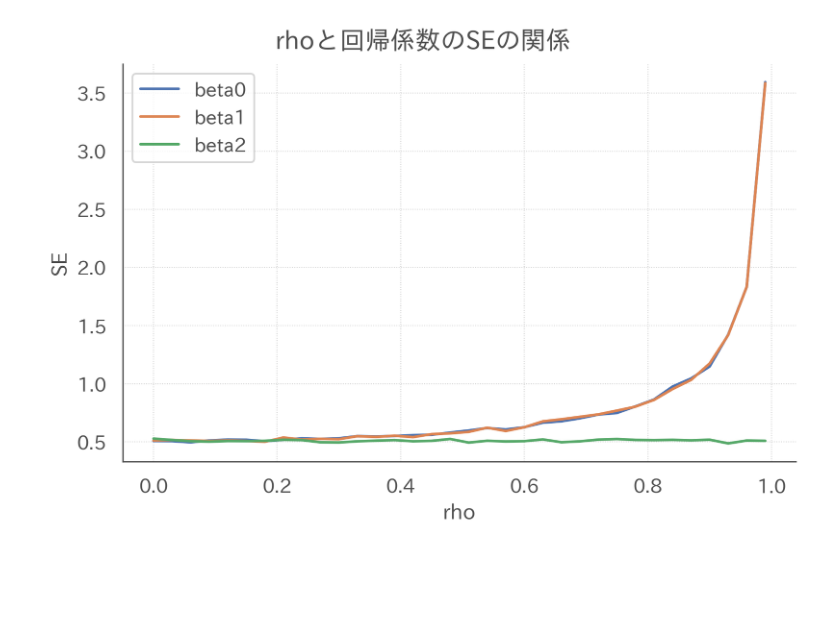
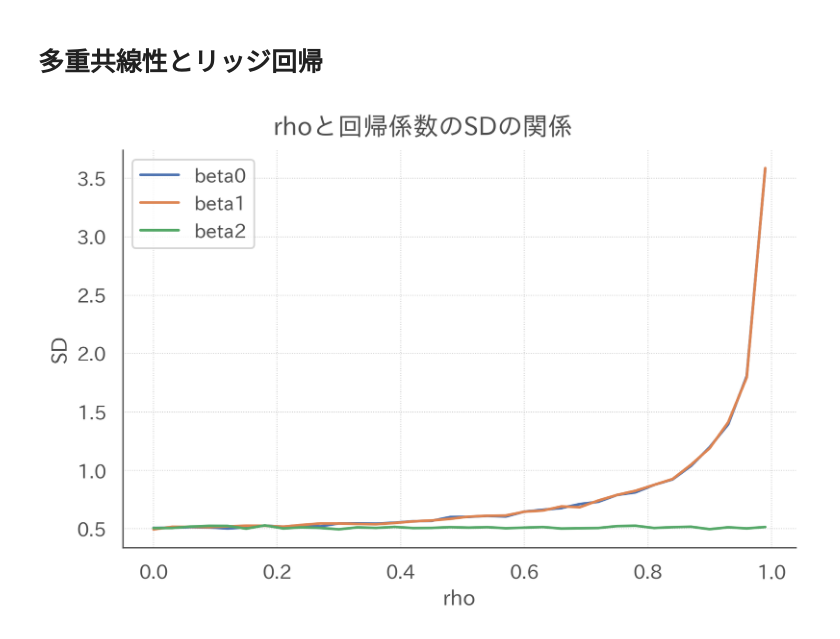
Before and after one commit to dropout009/multicollinearity, a Jupyter notebook: main.ipynb, the cells around one changed output. Saved outputs shown, nothing was run; the diff lists cells and outputs as text; code cells hidden in the pictures; blank space fills up the shorter version.

```diff
--- a/main.ipynb
+++ b/main.ipynb
@@ -1 +1,3 @@
+# %% [markdown]
+# 多重共線性とリッジ回帰
 # %%
@@ -126,18 +43,18 @@ base_params = {
     "n_simulations": 2000,
     "n_samples": 100,
     "n_features": 3,
-    "rho": 0,
+    "rho": 0.9,
     "sigma_e": 5,
 }
 # %%
 target_key = "rho"
 target_values = np.arange(0, 1, 0.03).tolist()
 
 s = Simulator(**base_params)
 df = s.simulate(target_key, target_values, l2_lambda=0)
-s.plot(df, target_key, "SE")
+s.plot(df, target_key, "SD")
 # %% [output]
-[figure, old version]
+[figure, new version]
 # %%
 target_key = "n_samples"
 target_values = np.arange(100, 1001, 100).tolist()
```
Also changed, not shown: parts of 19 cells of this notebook.
